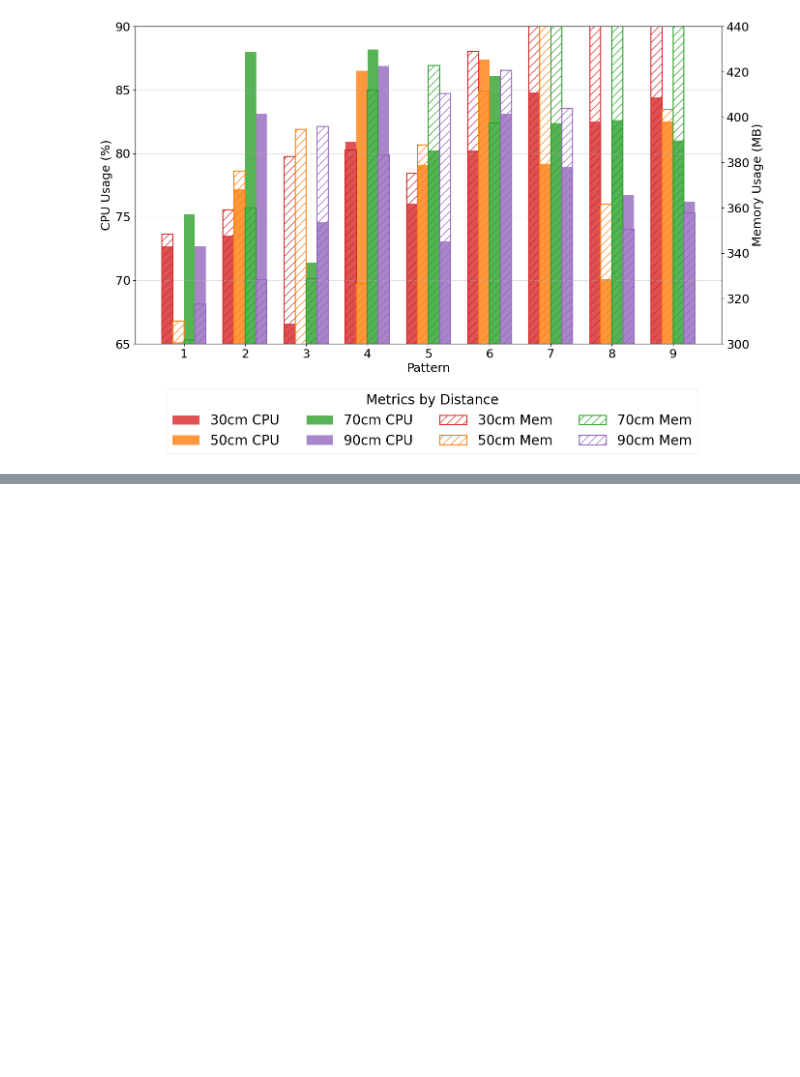
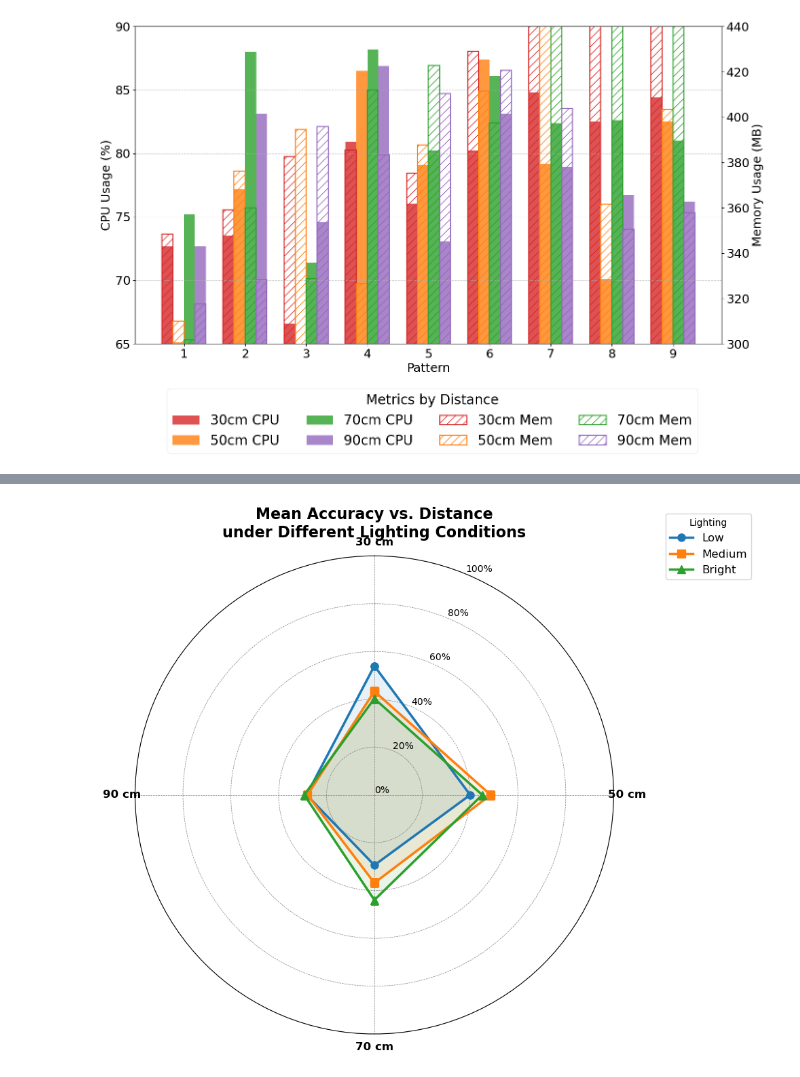
Before and after one commit to JaskiratSudan/ViKey, a Jupyter notebook: plot.ipynb, the cells around one changed output, grey strips where cells are left out. Saved outputs shown, nothing was run; the diff lists cells and outputs as text; code cells hidden in the pictures; blank space fills up the shorter version.

```diff
--- a/plot.ipynb
+++ b/plot.ipynb
@@ -256,0 +146,70 @@ Warning: no latency column for lighting=Medium, skipping CDF.
+# %%
+import os
+import pandas as pd
+import numpy as np
+import matplotlib.pyplot as plt
+
+# --- CONFIGURATION ---
+base_dir   = 'data'    # parent folder containing Low/, Medium/, Bright/
+conditions = ['low', 'medium', 'bright']
+distances  = ['30', '50', '70', '90']
+
+# --- LOAD MEAN ACCURACY ---
+mean_accuracy = {cond: [] for cond in conditions}
+for cond in conditions:
+    folder = os.path.join(base_dir, cond.capitalize())  # e.g. data/Low
+    for d in distances:
+        fname = f'detection_log_D{d}_{cond}.csv'
+        path  = os.path.join(folder, fname)
+        if os.path.exists(path):
+            df  = pd.read_csv(path)
+            # support both possible column names
+            acc = pd.to_numeric(df.get('Accuracy (%)', df.get('Accuracy')), errors='coerce')
+            mean_accuracy[cond].append(acc.mean())
+        else:
+            mean_accuracy[cond].append(np.nan)
+
+# --- RADAR PLOT SETUP ---
+labels = [f'{d} cm' for d in distances]
+angles = np.linspace(0, 2 * np.pi, len(labels), endpoint=False).tolist()
+angles += angles[:1]  # close the loop
+
+fig, ax = plt.subplots(figsize=(10, 10), subplot_kw=dict(polar=True))
+ax.set_theta_offset(np.pi / 2)  # start at top
+ax.set_theta_direction(-1)      # clockwise
+
+# draw distance labels
+ax.set_xticks(angles[:-1])
+ax.set_xticklabels(labels, fontsize=12, fontweight='bold')
+
+# radial scale
+radial_ticks = np.arange(0, 101, 20)
+ax.set_yticks(radial_ticks)
+ax.set_yticklabels([f'{t}%' for t in radial_ticks], fontsize=10)
+ax.set_ylim(0, 100)
+ax.grid(color='gray', linestyle='--', linewidth=0.5)
+
+# plot each lighting condition
+colors  = ['#1f77b4', '#ff7f0e', '#2ca02c']
+markers = ['o', 's', '^']
+
+for i, cond in enumerate(conditions):
+    vals = mean_accuracy[cond]
+    vals_loop = vals + [vals[0]]  # close the shape
+    ax.plot(angles, vals_loop,
+            color=colors[i],
+            linewidth=2.5,
+            marker=markers[i],
+            markersize=8,
+            label=cond.capitalize())
+    ax.fill(angles, vals_loop, color=colors[i], alpha=0.1)
+
+# title & legend
+ax.set_title('Mean Accuracy vs. Distance\nunder Different Lighting Conditions',
+             fontsize=16, fontweight='bold', pad=20)
+ax.legend(loc='upper right', bbox_to_anchor=(1.3, 1.1), fontsize=12, title='Lighting')
+
+plt.tight_layout()
+plt.show()
+# %% [output]
+[figure, added]
```
Also changed, not shown: parts of 2 cells of this notebook, 10 other files.
